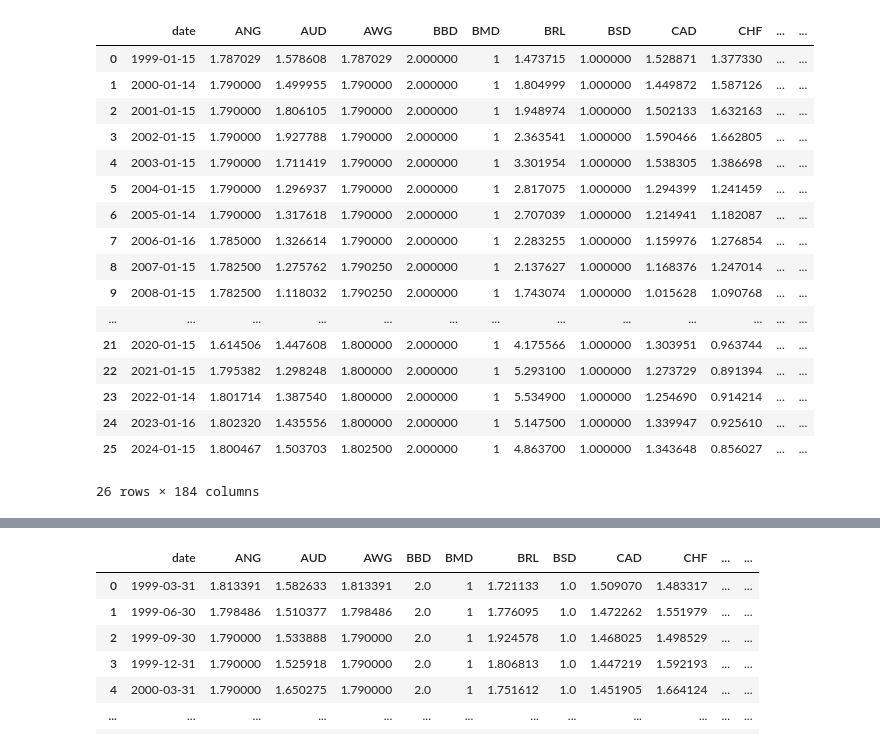
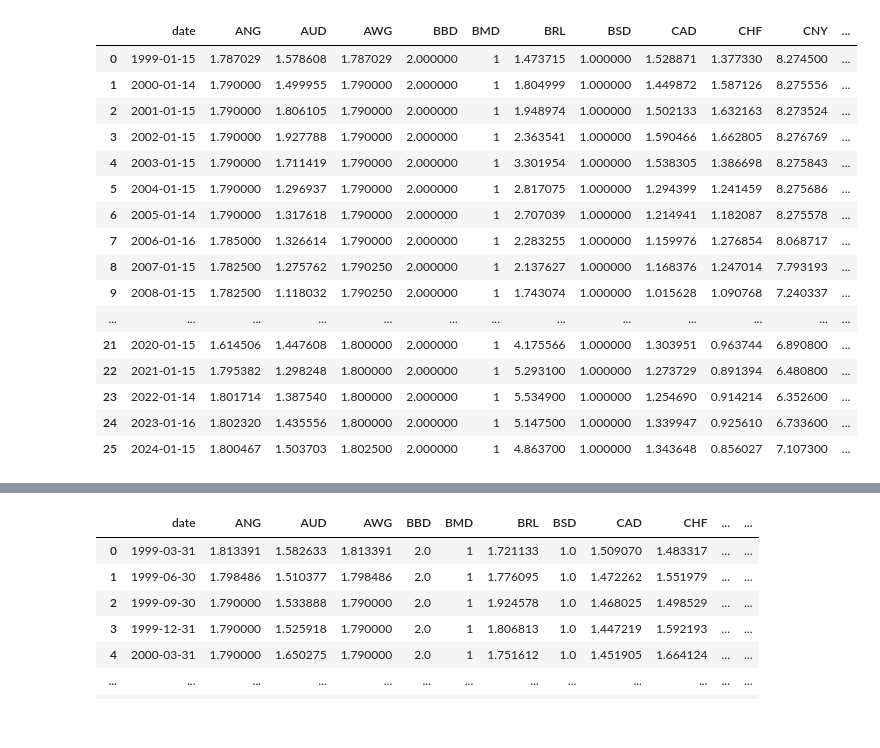
Before and after one commit to salu218/Api_test, a Jupyter notebook: Exchange_rate.ipynb, the cells around one changed output, grey strips where cells are left out. Drawn from its saved outputs; the diff is of its cells as text; code cells hidden in the pictures.

```diff
--- a/Exchange_rate.ipynb
+++ b/Exchange_rate.ipynb
@@ -115,26 +107,25 @@ import re
 # df.to_csv('exchange_rates_1999_2024.csv', index=False)
 # %%
 historical_df = pd.read_csv('exchange_rates_1999_2024.csv')
-historical_df
+display(historical_df)
 # %% [output]
-|  | date | ANG | AUD | AWG | BBD | BMD | BRL | BSD | CAD | CHF | ... | ... |
-| 0 | 1999-01-15 | 1.787029 | 1.578608 | 1.787029 | 2.000000 | 1 | 1.473715 | 1.000000 | 1.528871 | 1.377330 | ... | ... |
-| 1 | 2000-01-14 | 1.790000 | 1.499955 | 1.790000 | 2.000000 | 1 | 1.804999 | 1.000000 | 1.449872 | 1.587126 | ... | ... |
-| 2 | 2001-01-15 | 1.790000 | 1.806105 | 1.790000 | 2.000000 | 1 | 1.948974 | 1.000000 | 1.502133 | 1.632163 | ... | ... |
-| 3 | 2002-01-15 | 1.790000 | 1.927788 | 1.790000 | 2.000000 | 1 | 2.363541 | 1.000000 | 1.590466 | 1.662805 | ... | ... |
-| 4 | 2003-01-15 | 1.790000 | 1.711419 | 1.790000 | 2.000000 | 1 | 3.301954 | 1.000000 | 1.538305 | 1.386698 | ... | ... |
-| 5 | 2004-01-15 | 1.790000 | 1.296937 | 1.790000 | 2.000000 | 1 | 2.817075 | 1.000000 | 1.294399 | 1.241459 | ... | ... |
-| 6 | 2005-01-14 | 1.790000 | 1.317618 | 1.790000 | 2.000000 | 1 | 2.707039 | 1.000000 | 1.214941 | 1.182087 | ... | ... |
-| 7 | 2006-01-16 | 1.785000 | 1.326614 | 1.790000 | 2.000000 | 1 | 2.283255 | 1.000000 | 1.159976 | 1.276854 | ... | ... |
-| 8 | 2007-01-15 | 1.782500 | 1.275762 | 1.790250 | 2.000000 | 1 | 2.137627 | 1.000000 | 1.168376 | 1.247014 | ... | ... |
-| 9 | 2008-01-15 | 1.782500 | 1.118032 | 1.790250 | 2.000000 | 1 | 1.743074 | 1.000000 | 1.015628 | 1.090768 | ... | ... |
+|  | date | ANG | AUD | AWG | BBD | BMD | BRL | BSD | CAD | CHF | CNY | ... |
+| 0 | 1999-01-15 | 1.787029 | 1.578608 | 1.787029 | 2.000000 | 1 | 1.473715 | 1.000000 | 1.528871 | 1.377330 | 8.274500 | ... |
+| 1 | 2000-01-14 | 1.790000 | 1.499955 | 1.790000 | 2.000000 | 1 | 1.804999 | 1.000000 | 1.449872 | 1.587126 | 8.275556 | ... |
+| 2 | 2001-01-15 | 1.790000 | 1.806105 | 1.790000 | 2.000000 | 1 | 1.948974 | 1.000000 | 1.502133 | 1.632163 | 8.273524 | ... |
+| 3 | 2002-01-15 | 1.790000 | 1.927788 | 1.790000 | 2.000000 | 1 | 2.363541 | 1.000000 | 1.590466 | 1.662805 | 8.276769 | ... |
+| 4 | 2003-01-15 | 1.790000 | 1.711419 | 1.790000 | 2.000000 | 1 | 3.301954 | 1.000000 | 1.538305 | 1.386698 | 8.275843 | ... |
+| 5 | 2004-01-15 | 1.790000 | 1.296937 | 1.790000 | 2.000000 | 1 | 2.817075 | 1.000000 | 1.294399 | 1.241459 | 8.275686 | ... |
+| 6 | 2005-01-14 | 1.790000 | 1.317618 | 1.790000 | 2.000000 | 1 | 2.707039 | 1.000000 | 1.214941 | 1.182087 | 8.275578 | ... |
+| 7 | 2006-01-16 | 1.785000 | 1.326614 | 1.790000 | 2.000000 | 1 | 2.283255 | 1.000000 | 1.159976 | 1.276854 | 8.068717 | ... |
+| 8 | 2007-01-15 | 1.782500 | 1.275762 | 1.790250 | 2.000000 | 1 | 2.137627 | 1.000000 | 1.168376 | 1.247014 | 7.793193 | ... |
+| 9 | 2008-01-15 | 1.782500 | 1.118032 | 1.790250 | 2.000000 | 1 | 1.743074 | 1.000000 | 1.015628 | 1.090768 | 7.240337 | ... |
 | ... | ... | ... | ... | ... | ... | ... | ... | ... | ... | ... | ... | ... |
-| 21 | 2020-01-15 | 1.614506 | 1.447608 | 1.800000 | 2.000000 | 1 | 4.175566 | 1.000000 | 1.303951 | 0.963744 | ... | ... |
-| 22 | 2021-01-15 | 1.795382 | 1.298248 | 1.800000 | 2.000000 | 1 | 5.293100 | 1.000000 | 1.273729 | 0.891394 | ... | ... |
-| 23 | 2022-01-14 | 1.801714 | 1.387540 | 1.800000 | 2.000000 | 1 | 5.534900 | 1.000000 | 1.254690 | 0.914214 | ... | ... |
-| 24 | 2023-01-16 | 1.802320 | 1.435556 | 1.800000 | 2.000000 | 1 | 5.147500 | 1.000000 | 1.339947 | 0.925610 | ... | ... |
-| 25 | 2024-01-15 | 1.800467 | 1.503703 | 1.802500 | 2.000000 | 1 | 4.863700 | 1.000000 | 1.343648 | 0.856027 | ... | ... |
+| 21 | 2020-01-15 | 1.614506 | 1.447608 | 1.800000 | 2.000000 | 1 | 4.175566 | 1.000000 | 1.303951 | 0.963744 | 6.890800 | ... |
+| 22 | 2021-01-15 | 1.795382 | 1.298248 | 1.800000 | 2.000000 | 1 | 5.293100 | 1.000000 | 1.273729 | 0.891394 | 6.480800 | ... |
+| 23 | 2022-01-14 | 1.801714 | 1.387540 | 1.800000 | 2.000000 | 1 | 5.534900 | 1.000000 | 1.254690 | 0.914214 | 6.352600 | ... |
+| 24 | 2023-01-16 | 1.802320 | 1.435556 | 1.800000 | 2.000000 | 1 | 5.147500 | 1.000000 | 1.339947 | 0.925610 | 6.733600 | ... |
+| 25 | 2024-01-15 | 1.800467 | 1.503703 | 1.802500 | 2.000000 | 1 | 4.863700 | 1.000000 | 1.343648 | 0.856027 | 7.107300 | ... |
-26 rows × 184 columns
 # %%
 
 # Your OpenExchangeRates API key
```
Also changed, not shown: parts of 16 cells of this notebook.
